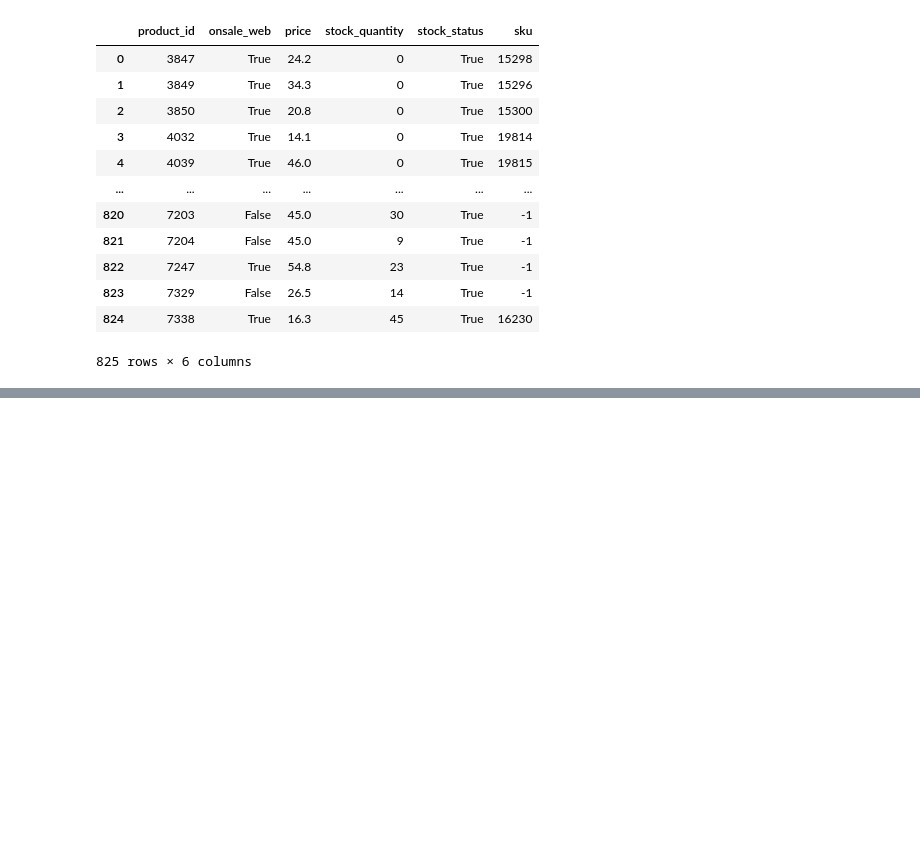
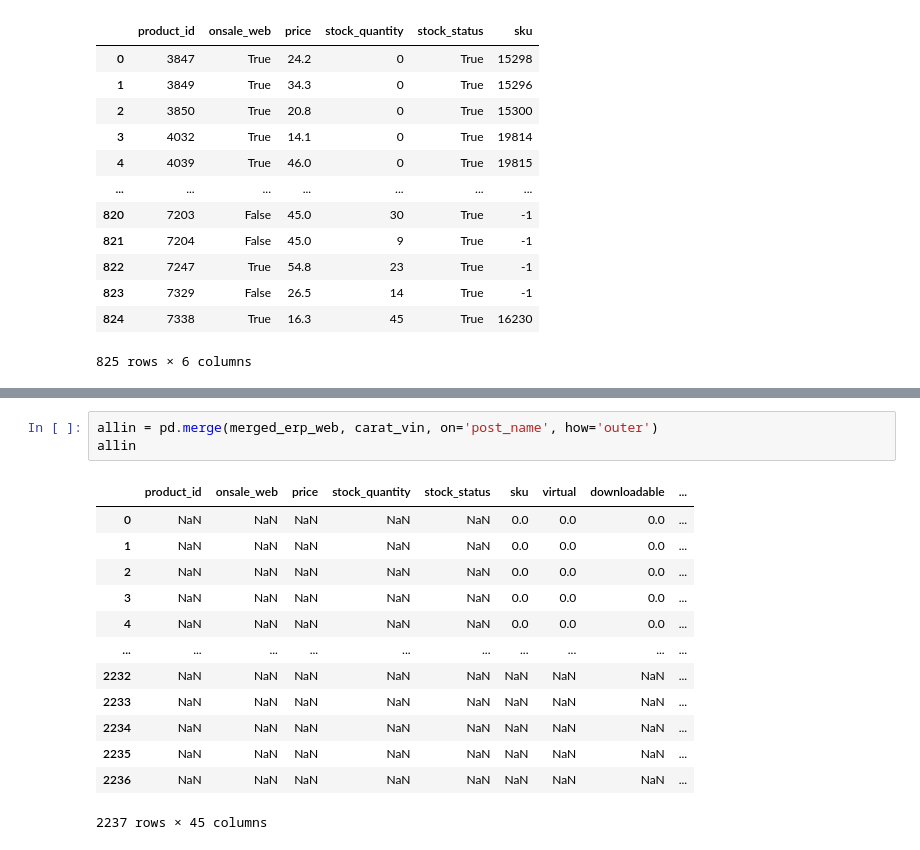
Before and after one commit to Idolrice/projet_6_OC, a Jupyter notebook: notebooks/projet6_V2.ipynb, the cells around one changed output, grey strips where cells are left out. Cells and saved outputs as stored; diff of their text form; blank space fills up the shorter version.

```diff
--- a/notebooks/projet6_V2.ipynb
+++ b/notebooks/projet6_V2.ipynb
@@ -890,0 +928,17 @@ display(allin)
+# %%
+allin = pd.merge(merged_erp_web, carat_vin, on='post_name', how='outer')
+allin
+# %% [output]
+|  | product_id | onsale_web | price | stock_quantity | stock_status | sku | virtual | downloadable | ... |
+| 0 | NaN | NaN | NaN | NaN | NaN | 0.0 | 0.0 | 0.0 | ... |
+| 1 | NaN | NaN | NaN | NaN | NaN | 0.0 | 0.0 | 0.0 | ... |
+| 2 | NaN | NaN | NaN | NaN | NaN | 0.0 | 0.0 | 0.0 | ... |
+| 3 | NaN | NaN | NaN | NaN | NaN | 0.0 | 0.0 | 0.0 | ... |
+| 4 | NaN | NaN | NaN | NaN | NaN | 0.0 | 0.0 | 0.0 | ... |
+| ... | ... | ... | ... | ... | ... | ... | ... | ... | ... |
+| 2232 | NaN | NaN | NaN | NaN | NaN | NaN | NaN | NaN | ... |
+| 2233 | NaN | NaN | NaN | NaN | NaN | NaN | NaN | NaN | ... |
+| 2234 | NaN | NaN | NaN | NaN | NaN | NaN | NaN | NaN | ... |
+| 2235 | NaN | NaN | NaN | NaN | NaN | NaN | NaN | NaN | ... |
+| 2236 | NaN | NaN | NaN | NaN | NaN | NaN | NaN | NaN | ... |
+2237 rows × 45 columns
```
Also changed, not shown: parts of 11 cells of this notebook.
